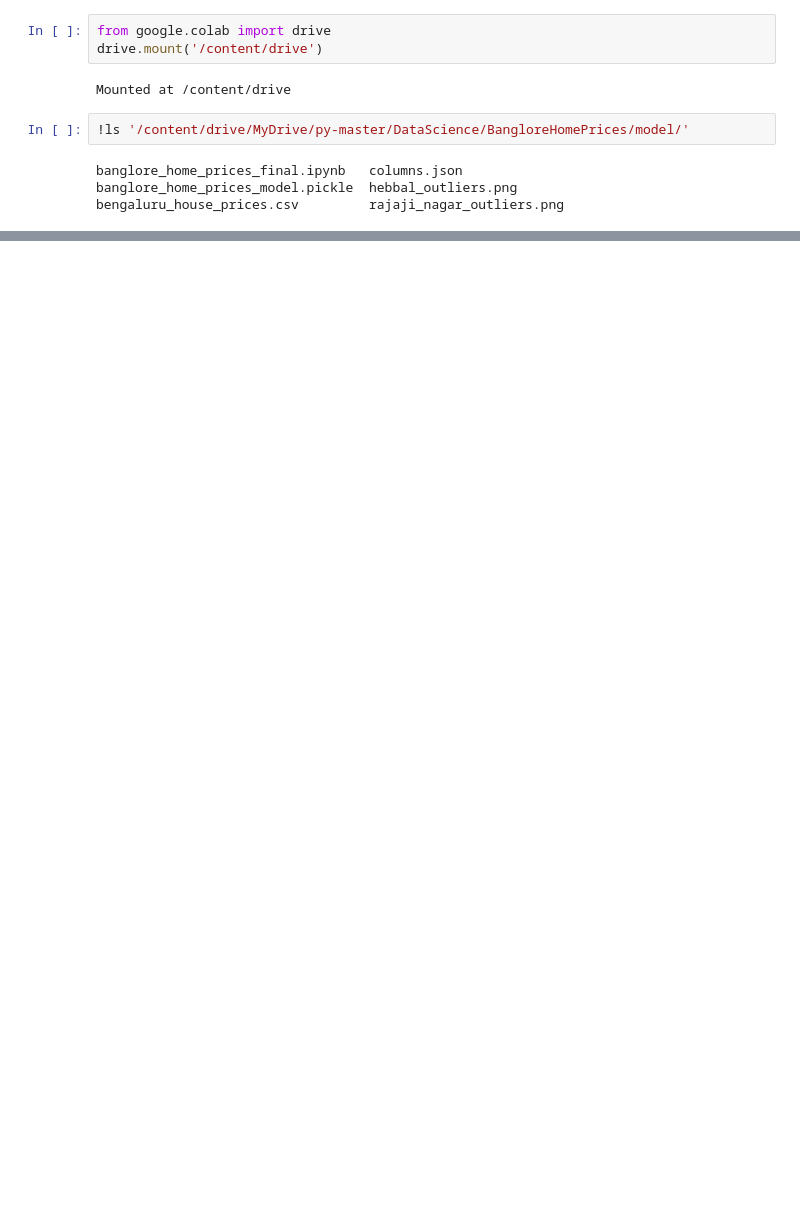
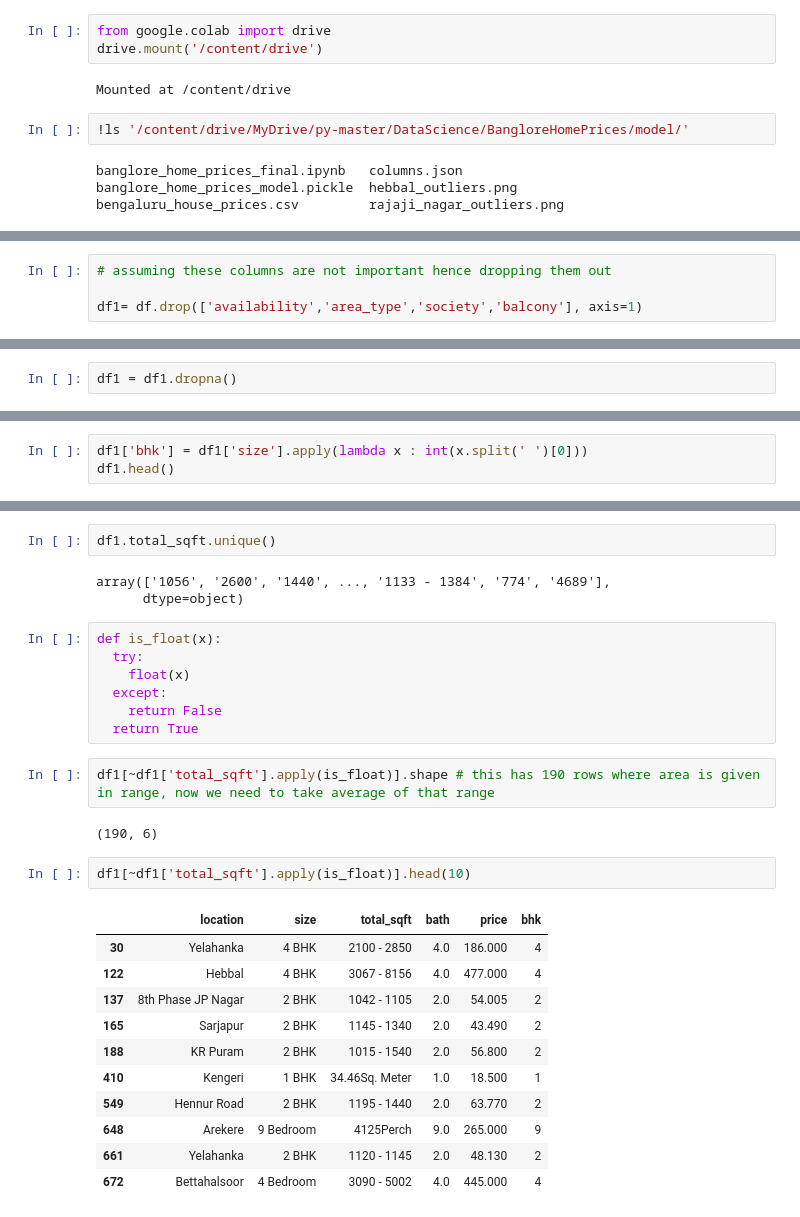
Before and after one commit to AftabUdaipurwala/MLProjects, a Jupyter notebook: Real_Estate_Price_Prediction_oF_Bangalore_Housing_Prices.ipynb, the cells around one changed output, grey strips where cells are left out. Saved outputs shown, nothing was run; the diff lists cells and outputs as text; blank space fills up the shorter version.

```diff
--- a/Real_Estate_Price_Prediction_oF_Bangalore_Housing_Prices.ipynb
+++ b/Real_Estate_Price_Prediction_oF_Bangalore_Housing_Prices.ipynb
@@ -28,0 +68,4 @@ df.head()
+# %%
+# assuming these columns are not important hence dropping them out
+
+df1= df.drop(['availability','area_type','society','balcony'], axis=1)
@@ -28,0 +90,2 @@ df.head()
+# %%
+df1 = df1.dropna()
@@ -28,0 +125,3 @@ df.head()
+# %%
+df1['bhk'] = df1['size'].apply(lambda x : int(x.split(' ')[0]))
+df1.head()
@@ -28,0 +161,30 @@ df.head()
+# %%
+df1.total_sqft.unique()
+# %% [output]
+array(['1056', '2600', '1440', ..., '1133 - 1384', '774', '4689'],
+      dtype=object)
+# %%
+def is_float(x):
+  try:
+    float(x)
+  except:
+    return False
+  return True
+# %%
+df1[~df1['total_sqft'].apply(is_float)].shape # this has 190 rows where area is given in range, now we need to take average of that range
+# %% [output]
+(190, 6)
+# %%
+df1[~df1['total_sqft'].apply(is_float)].head(10)
+# %% [output]
+|  | location | size | total_sqft | bath | price | bhk |
+| 30 | Yelahanka | 4 BHK | 2100 - 2850 | 4.0 | 186.000 | 4 |
+| 122 | Hebbal | 4 BHK | 3067 - 8156 | 4.0 | 477.000 | 4 |
+| 137 | 8th Phase JP Nagar | 2 BHK | 1042 - 1105 | 2.0 | 54.005 | 2 |
+| 165 | Sarjapur | 2 BHK | 1145 - 1340 | 2.0 | 43.490 | 2 |
+| 188 | KR Puram | 2 BHK | 1015 - 1540 | 2.0 | 56.800 | 2 |
+| 410 | Kengeri | 1 BHK | 34.46Sq. Meter | 1.0 | 18.500 | 1 |
+| 549 | Hennur Road | 2 BHK | 1195 - 1440 | 2.0 | 63.770 | 2 |
+| 648 | Arekere | 9 Bedroom | 4125Perch | 9.0 | 265.000 | 9 |
+| 661 | Yelahanka | 2 BHK | 1120 - 1145 | 2.0 | 48.130 | 2 |
+| 672 | Bettahalsoor | 4 Bedroom | 3090 - 5002 | 4.0 | 445.000 | 4 |
```
Also changed, not shown: parts of 16 cells of this notebook.
